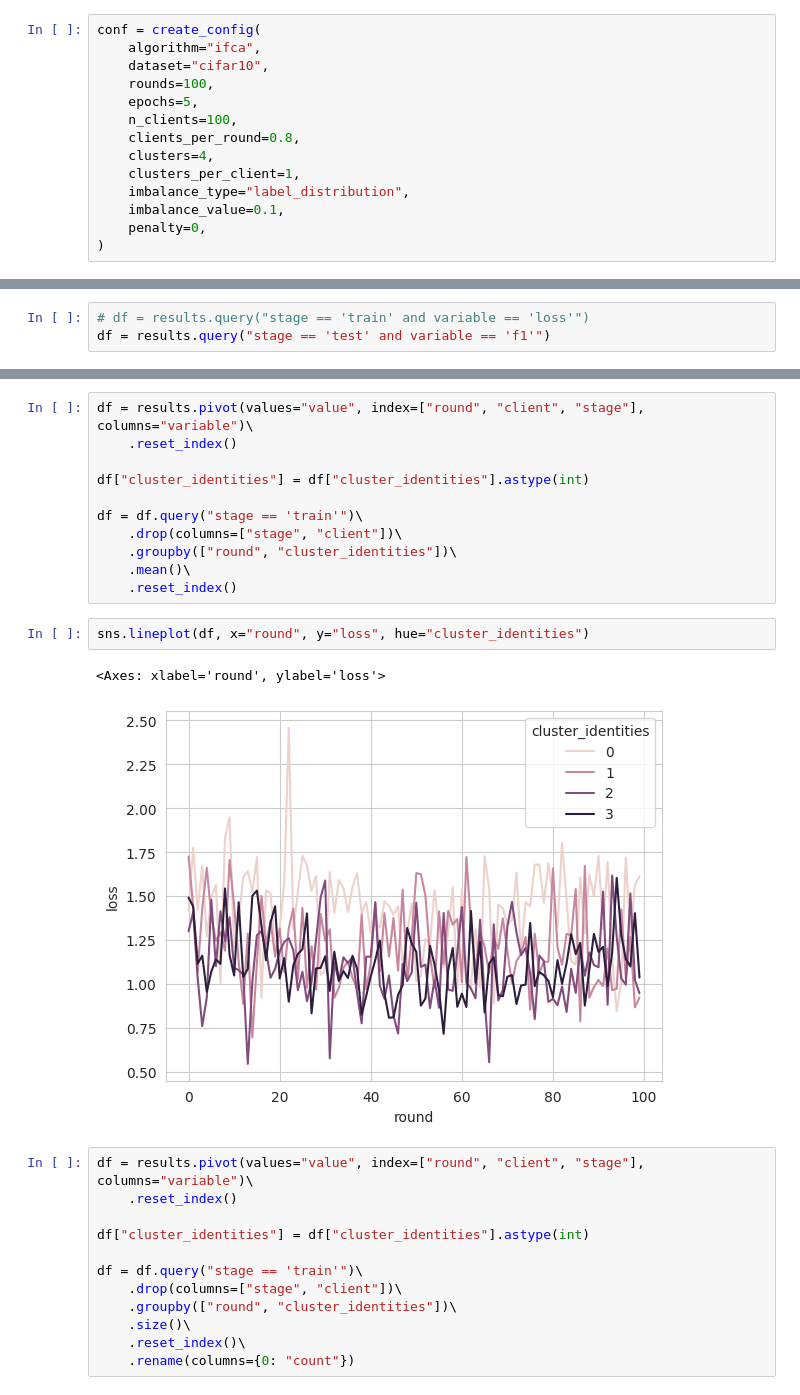
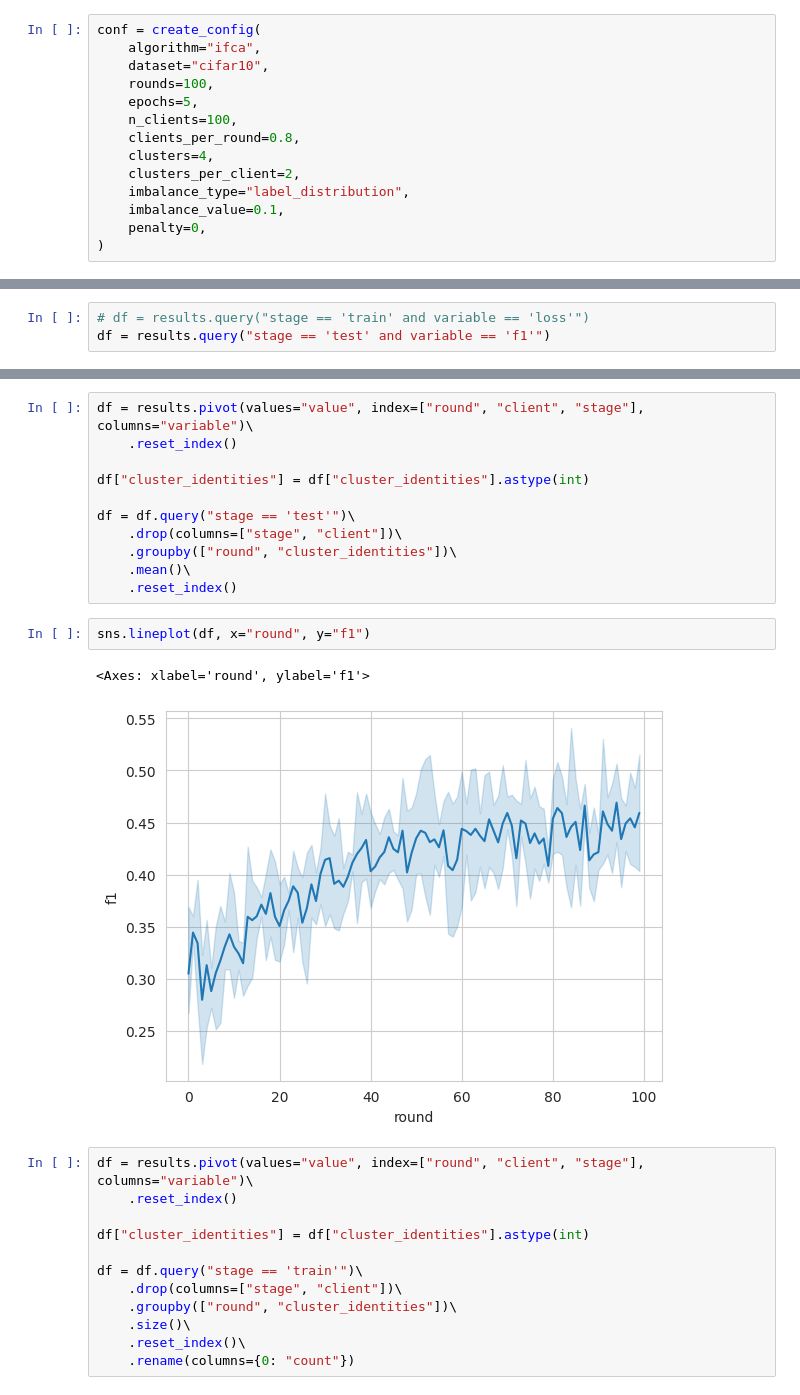
Before and after one commit to lmeinhold/client-benefit-contribution-cfl, a Jupyter notebook: notebooks/Basic Test.ipynb, the cells around one changed output, grey strips where cells are left out. Saved outputs shown, nothing was run; the diff lists cells and outputs as text.

```diff
--- a/notebooks/Basic Test.ipynb
+++ b/notebooks/Basic Test.ipynb
@@ -14,7 +14,7 @@ conf = create_config(
     n_clients=100,
     clients_per_round=0.8,
     clusters=4,
-    clusters_per_client=1,
+    clusters_per_client=2,
     imbalance_type="label_distribution",
     imbalance_value=0.1,
     penalty=0,
@@ -73,16 +71,16 @@ df = results.pivot(values="value", index=["round", "client", "stage"], columns="
 
 df["cluster_identities"] = df["cluster_identities"].astype(int)
 
-df = df.query("stage == 'train'")\
+df = df.query("stage == 'test'")\
     .drop(columns=["stage", "client"])\
     .groupby(["round", "cluster_identities"])\
     .mean()\
     .reset_index()
 # %%
-sns.lineplot(df, x="round", y="loss", hue="cluster_identities")
+sns.lineplot(df, x="round", y="f1")
 # %% [output]
-<Axes: xlabel='round', ylabel='loss'>
+<Axes: xlabel='round', ylabel='f1'>
-[figure, old version]
+[figure, new version]
 # %%
 df = results.pivot(values="value", index=["round", "client", "stage"], columns="variable")\
     .reset_index()
```
Also changed, not shown: parts of 7 cells of this notebook, 3 other files.
